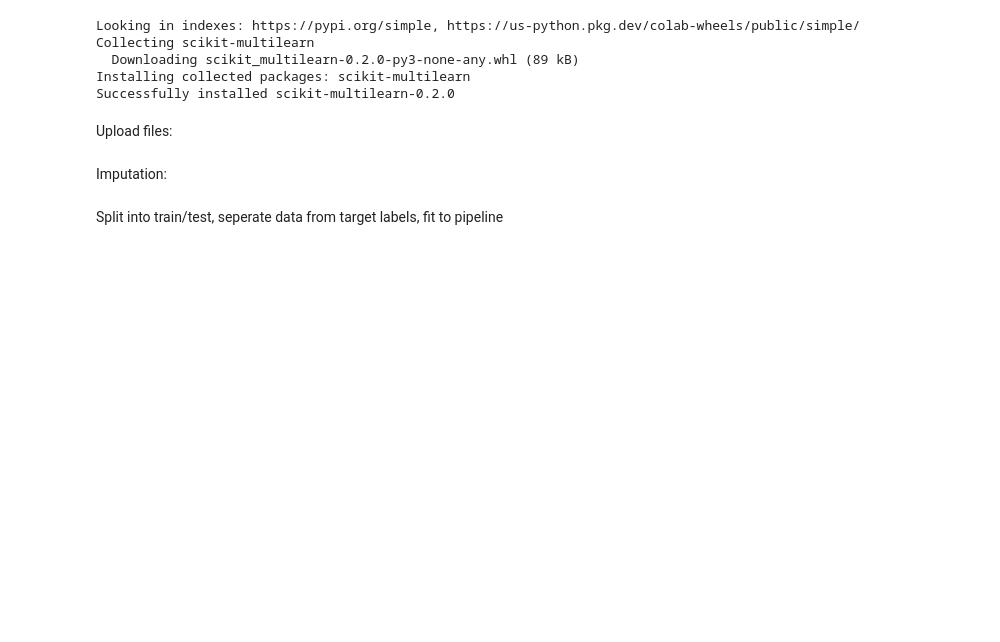
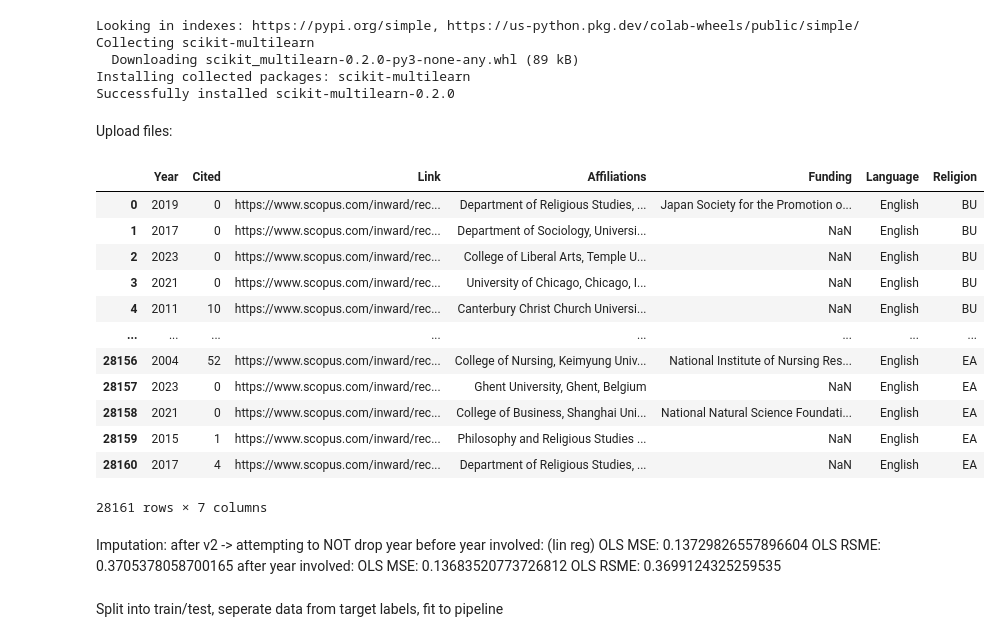
Before and after one commit to miadafe/decolonising_the_curriculum, a Jupyter notebook: pipeline.ipynb, the cells around one changed output. Saved outputs shown, nothing was run; the diff lists cells and outputs as text; code cells hidden in the pictures; blank space fills up the shorter version.

```diff
--- a/pipeline.ipynb
+++ b/pipeline.ipynb
@@ -17,18 +17,19 @@ import math
 import numpy as np
 from nltk.tokenize import sent_tokenize
 import string
-from sklearn.model_selection import train_test_split, GridSearchCV, RepeatedStratifiedKFold, RandomizedSearchCV, RepeatedKFold
+from sklearn.model_selection import train_test_split, GridSearchCV, RepeatedStratifiedKFold, RandomizedSearchCV, RepeatedKFold, learning_curve
 from pandas.plotting import scatter_matrix
 from sklearn import preprocessing
 from sklearn.preprocessing import OneHotEncoder, StandardScaler
 from sklearn.pipeline import Pipeline, FeatureUnion
 from sklearn.base import BaseEstimator
-from sklearn.linear_model import LinearRegression, Lasso
-from sklearn.naive_bayes import GaussianNB, MultinomialNB, CategoricalNB
+from sklearn.linear_model import LinearRegression, Lasso, RidgeClassifier, RidgeClassifierCV
+from sklearn.naive_bayes import GaussianNB, MultinomialNB, CategoricalNB, BernoulliNB
+from sklearn.discriminant_analysis import QuadraticDiscriminantAnalysis, LinearDiscriminantAnalysis
 from sklearn.ensemble import RandomForestClassifier
 from sklearn.svm import SVC, LinearSVC
 from skmultilearn.problem_transform import BinaryRelevance
-from sklearn.metrics import accuracy_score, hamming_loss, mean_squared_error
+from sklearn.metrics import accuracy_score, hamming_loss, mean_squared_error, log_loss
 
 encoder=OneHotEncoder()
 
@@ -38,37 +39,58 @@ class DataFrameSelector(BaseEstimator):
         self.attribute_names= attribute_names
 
     def fit(self,X, y = None):
         return self
 
     def transform(self, X):
         return X[self.attribute_names].values
 
 
 local_path = '/content/'
 
 # files = ['bahai', 'buddhism', 'christianity', 'hinduism', 'historical', 'islam','judaism', 'p_j_s', 'shinto', 't_c', 'iranian']
 files = ['buddhism', 'christianity', 'hinduism', 'islam','judaism', 'p_j_s', 'shinto', 't_c']
 additions = ['BU', 'CH', 'AS',  'IS', 'JU', 'AS', 'EA', 'EA']
 frames = [0]*8
 results = [0]*8
 
 def addColumn(files, additions, frames):
     for i in range(len(files)):
         csv_path=os.path.join(local_path, files[i] + '.csv')
-        # results[i] = pd.read_csv(csv_path, nrows=4500)
-        # print(len(results[i]))
         df = pd.read_csv(csv_path, nrows=4500)
         df2 = df.assign(Religion=additions[i])
         frames[i] = df2
 
 # # combine dataframes to one
 addColumn(files, additions, frames)
 combined_df = pd.concat(frames, ignore_index=True)
 combined_df = combined_df.rename(columns={"Language of Original Document": "Language"})
 combined_df = combined_df.rename(columns={"Funding Details": "Funding"})
 combined_df = combined_df.rename(columns={"Cited by": "Cited"})
+
+display(combined_df)
+# %% [output]
+|  | Year | Cited | Link | Affiliations | Funding | Language | Religion |
+| 0 | 2019 | 0 | https://www.scopus.com/inward/rec... | Department of Religious Studies, ... | Japan Society for the Promotion o... | English | BU |
+| 1 | 2017 | 0 | https://www.scopus.com/inward/rec... | Department of Sociology, Universi... | NaN | English | BU |
+| 2 | 2023 | 0 | https://www.scopus.com/inward/rec... | College of Liberal Arts, Temple U... | NaN | English | BU |
+| 3 | 2021 | 0 | https://www.scopus.com/inward/rec... | University of Chicago, Chicago, I... | NaN | English | BU |
+| 4 | 2011 | 10 | https://www.scopus.com/inward/rec... | Canterbury Christ Church Universi... | NaN | English | BU |
+| ... | ... | ... | ... | ... | ... | ... | ... |
+| 28156 | 2004 | 52 | https://www.scopus.com/inward/rec... | College of Nursing, Keimyung Univ... | National Institute of Nursing Res... | English | EA |
+| 28157 | 2023 | 0 | https://www.scopus.com/inward/rec... | Ghent University, Ghent, Belgium | NaN | English | EA |
+| 28158 | 2021 | 0 | https://www.scopus.com/inward/rec... | College of Business, Shanghai Uni... | National Natural Science Foundati... | English | EA |
+| 28159 | 2015 | 1 | https://www.scopus.com/inward/rec... | Philosophy and Religious Studies ... | NaN | English | EA |
+| 28160 | 2017 | 4 | https://www.scopus.com/inward/rec... | Department of Religious Studies, ... | NaN | English | EA |
+28161 rows × 7 columns
-# %% [markdown]
-Imputation:
+# %% [markdown]
+Imputation:
+after v2 -> attempting to NOT drop year
+before year involved: (lin reg)
+OLS MSE:  0.13729826557896604
+OLS RSME: 0.3705378058700165
+after year involved:
+OLS MSE:  0.13683520773726812
+OLS RSME: 0.3699124325259535
 # %%
 # # IMPUTATION
 def imputation(combined_df):
```
Also changed, not shown: parts of 27 cells of this notebook.
